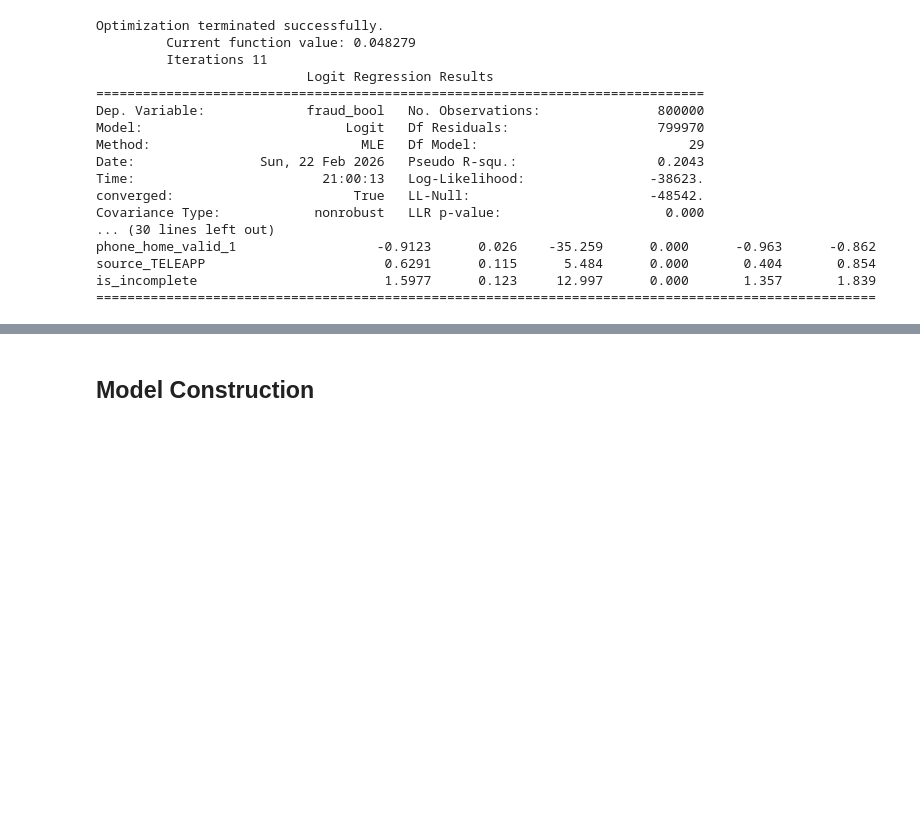
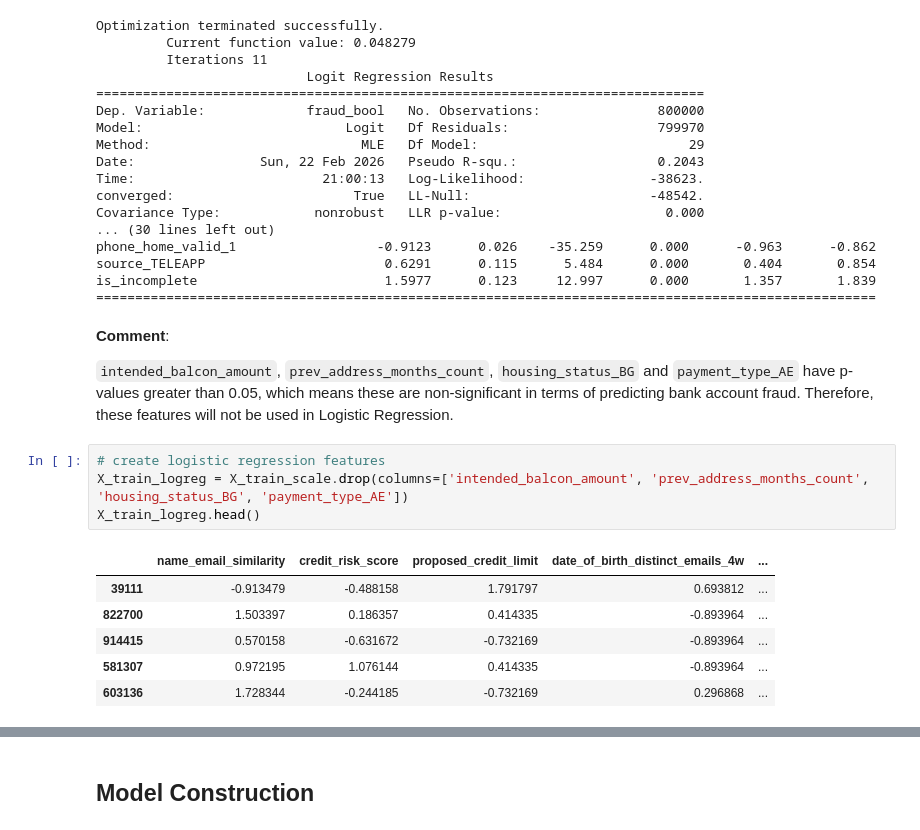
Before and after one commit to mrlizhaozhi/application-fraud-bank-account-opening, a Jupyter notebook: BAF-Fraud-Detection-Models.ipynb, the cells around one changed output, grey strips where cells are left out. Saved outputs shown, nothing was run; the diff lists cells and outputs as text; blank space fills up the shorter version.

```diff
--- a/BAF-Fraud-Detection-Models.ipynb
+++ b/BAF-Fraud-Detection-Models.ipynb
@@ -1766,3 +1774,18 @@ phone_home_valid_1                  -0.9123      0.026    -35.259      0.000
 source_TELEAPP                       0.6291      0.115      5.484      0.000       0.404       0.854
 is_incomplete                        1.5977      0.123     12.997      0.000       1.357       1.839
 ====================================================================================================
+# %% [markdown]
+**Comment**:
+
+`intended_balcon_amount`, `prev_address_months_count`, `housing_status_BG` and `payment_type_AE` have p-values greater than 0.05, which means these are non-significant in terms of predicting bank account fraud. Therefore, these features will not be used in Logistic Regression.
+# %%
+# create logistic regression features
+X_train_logreg = X_train_scale.drop(columns=['intended_balcon_amount', 'prev_address_months_count', 'housing_status_BG', 'payment_type_AE'])
+X_train_logreg.head()
+# %% [output]
+|  | name_email_similarity | credit_risk_score | proposed_credit_limit | date_of_birth_distinct_emails_4w | ... |
+| 39111 | -0.913479 | -0.488158 | 1.791797 | 0.693812 | ... |
+| 822700 | 1.503397 | 0.186357 | 0.414335 | -0.893964 | ... |
+| 914415 | 0.570158 | -0.631672 | -0.732169 | -0.893964 | ... |
+| 581307 | 0.972195 | 1.076144 | 0.414335 | -0.893964 | ... |
+| 603136 | 1.728344 | -0.244185 | -0.732169 | 0.296868 | ... |
```
Also changed, not shown: parts of 5 cells of this notebook.
